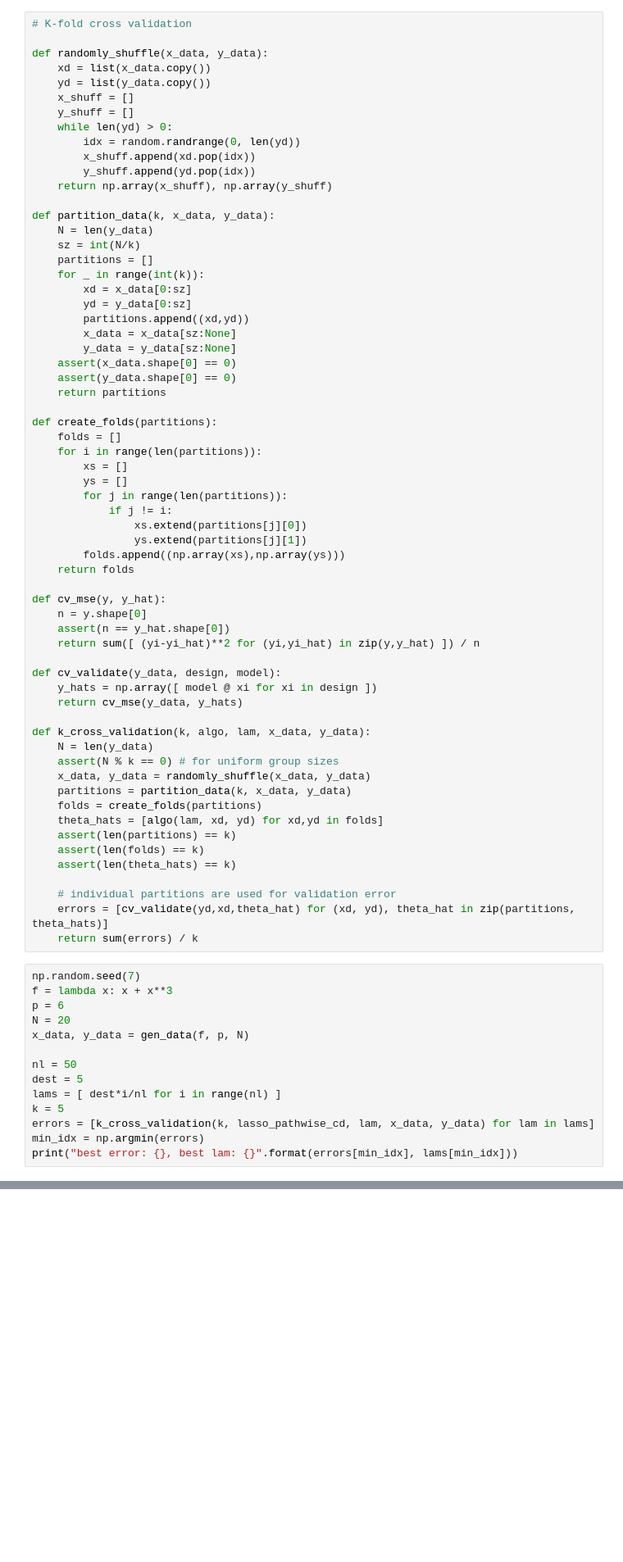
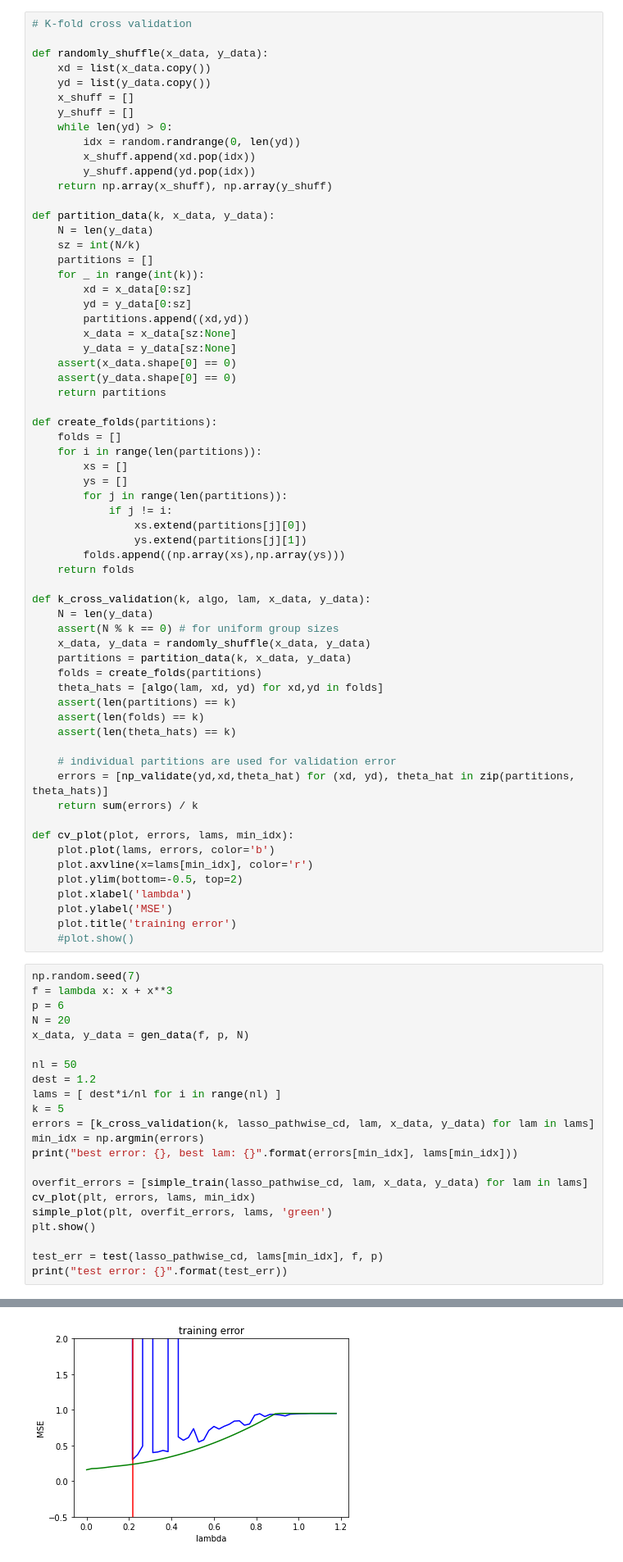
Before and after one commit to iandardik/CS6140_project, a Jupyter notebook: pathwise_cd.ipynb, the cells around one changed output, grey strips where cells are left out. Shown at 82% size. Cells and saved outputs as stored; diff of their text form; blank space fills up the shorter version.

Commit message:
adding a few charts to cv

```diff
--- a/pathwise_cd.ipynb
+++ b/pathwise_cd.ipynb
@@ -298,15 +336,6 @@ def create_folds(partitions):
         folds.append((np.array(xs),np.array(ys)))
     return folds
 
-def cv_mse(y, y_hat):
-    n = y.shape[0]
-    assert(n == y_hat.shape[0])
-    return sum([ (yi-yi_hat)**2 for (yi,yi_hat) in zip(y,y_hat) ]) / n
-
-def cv_validate(y_data, design, model):
-    y_hats = np.array([ model @ xi for xi in design ])
-    return cv_mse(y_data, y_hats)
-
 def k_cross_validation(k, algo, lam, x_data, y_data):
     N = len(y_data)
     assert(N % k == 0) # for uniform group sizes
@@ -319,8 +348,17 @@ def k_cross_validation(k, algo, lam, x_data, y_data):
     assert(len(theta_hats) == k)
 
     # individual partitions are used for validation error
-    errors = [cv_validate(yd,xd,theta_hat) for (xd, yd), theta_hat in zip(partitions, theta_hats)]
+    errors = [np_validate(yd,xd,theta_hat) for (xd, yd), theta_hat in zip(partitions, theta_hats)]
     return sum(errors) / k
+
+def cv_plot(plot, errors, lams, min_idx):
+    plot.plot(lams, errors, color='b')
+    plot.axvline(x=lams[min_idx], color='r')
+    plot.ylim(bottom=-0.5, top=2)
+    plot.xlabel('lambda')
+    plot.ylabel('MSE')
+    plot.title('training error')
+    #plot.show()
 # %%
 np.random.seed(7)
 f = lambda x: x + x**3
@@ -329,10 +367,18 @@ N = 20
 x_data, y_data = gen_data(f, p, N)
 
 nl = 50
-dest = 5
+dest = 1.2
 lams = [ dest*i/nl for i in range(nl) ]
 k = 5
 errors = [k_cross_validation(k, lasso_pathwise_cd, lam, x_data, y_data) for lam in lams]
 min_idx = np.argmin(errors)
 print("best error: {}, best lam: {}".format(errors[min_idx], lams[min_idx]))
+
+overfit_errors = [simple_train(lasso_pathwise_cd, lam, x_data, y_data) for lam in lams]
+cv_plot(plt, errors, lams, min_idx)
+simple_plot(plt, overfit_errors, lams, 'green')
+plt.show()
+
+test_err = test(lasso_pathwise_cd, lams[min_idx], f, p)
+print("test error: {}".format(test_err))
 # %% [output]
@@ -339,0 +386 @@ best error: 0.3326639284854098, best lam: 0.2
+[figure, added]
```
Also changed, not shown: parts of 5 cells of this notebook, 1 other file.
